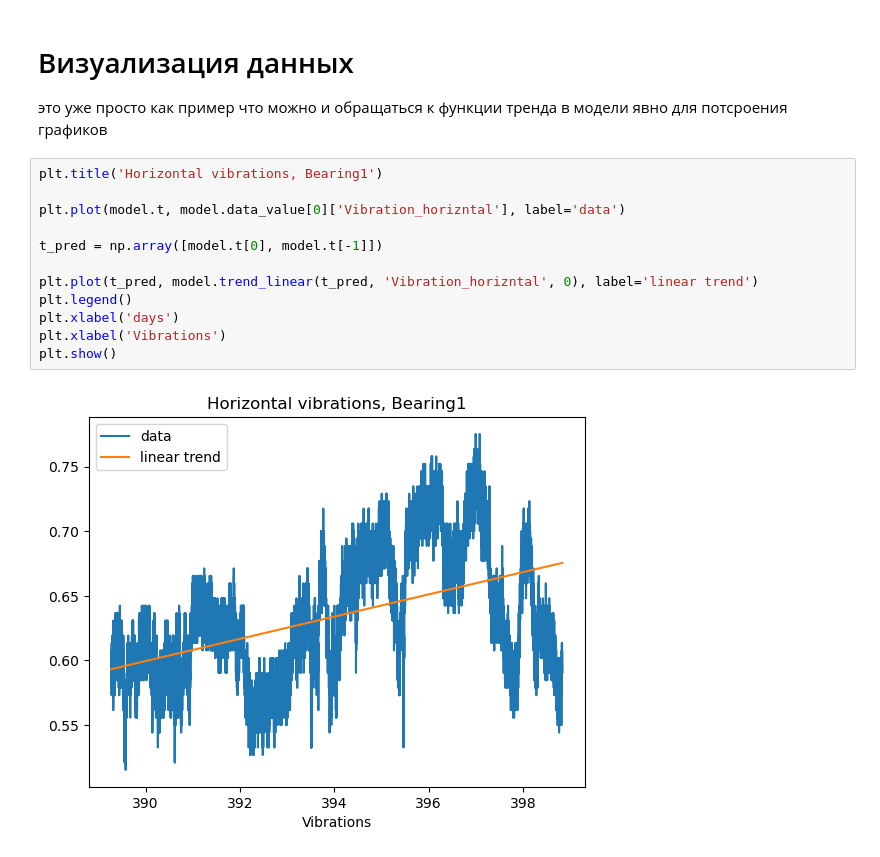
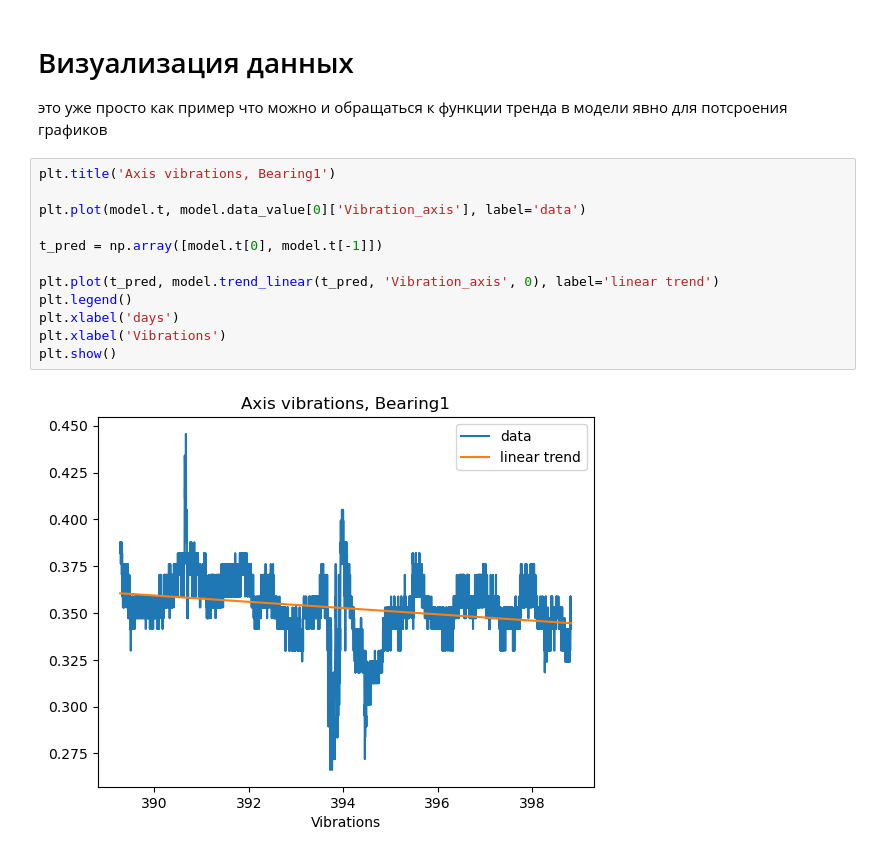
Before and after one commit to FoxhoundTeam/Evraz2.0_FoxhoundTeam, a Jupyter notebook: predictor/workspace.ipynb, the cells around one changed output. Drawn from its saved outputs; the diff is of its cells as text.

```diff
--- a/predictor/workspace.ipynb
+++ b/predictor/workspace.ipynb
@@ -49,16 +49,16 @@ model.predict_linear()
 # Визуализация данных
 это уже просто как пример что можно и обращаться к функции тренда в модели явно для потсроения графиков
 # %%
-plt.title('Horizontal vibrations, Bearing1')
+plt.title('Axis vibrations, Bearing1')
 
-plt.plot(model.t, model.data_value[0]['Vibration_horizntal'], label='data')
+plt.plot(model.t, model.data_value[0]['Vibration_axis'], label='data')
 
 t_pred = np.array([model.t[0], model.t[-1]])
 
-plt.plot(t_pred, model.trend_linear(t_pred, 'Vibration_horizntal', 0), label='linear trend')
+plt.plot(t_pred, model.trend_linear(t_pred, 'Vibration_axis', 0), label='linear trend')
 plt.legend()
 plt.xlabel('days')
 plt.xlabel('Vibrations')
 plt.show()
 # %% [output]
-[figure, old version]
+[figure, new version]
```
Also changed, not shown: parts of 2 cells of this notebook, 1 other file.
